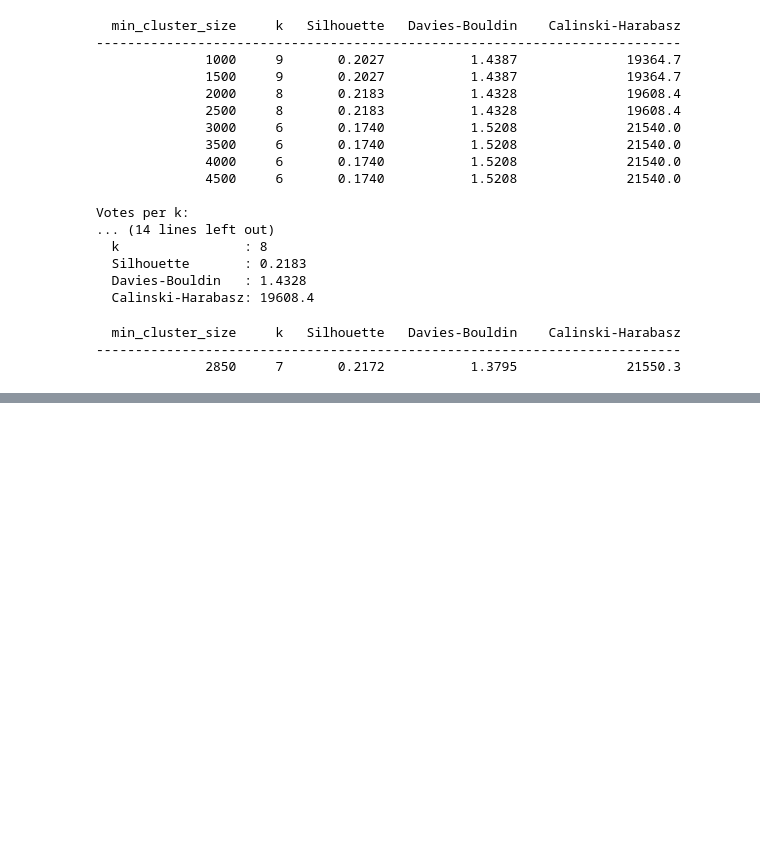
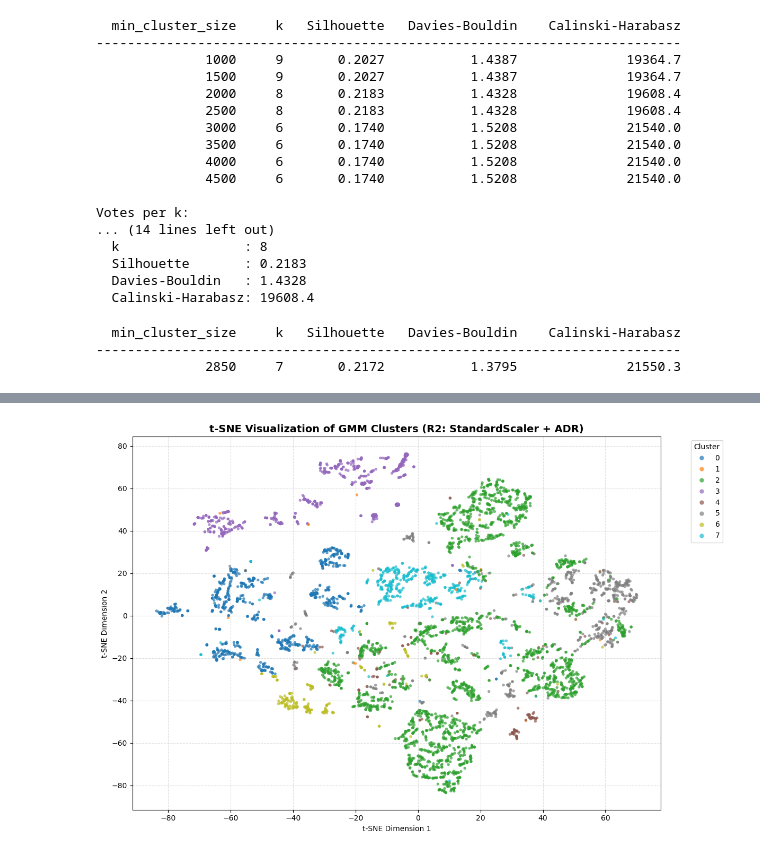
Before and after one commit to Ricardo-andradee/Clustering-Hotel, a Jupyter notebook: src/hotel_analysis.ipynb, the cells around one changed output, grey strips where cells are left out. Saved outputs shown, nothing was run; the diff lists cells and outputs as text; code cells hidden in the pictures; blank space fills up the shorter version.

```diff
--- a/src/hotel_analysis.ipynb
+++ b/src/hotel_analysis.ipynb
@@ -1585,0 +2042,43 @@ Majority vote winner: Random_k7
+# %%
+gmm_r2 = gmm_by_scaller["X_R2"]
+predicted_labels_R2 = np.argmax(gmm_r2.predict_proba(X_R2), axis=1)
+
+idx = np.random.choice(len(X_R2), 5000, replace=False)
+X_sample = X_R2[idx]
+labels_sample = predicted_labels_R2[idx]
+
+if X_sample.shape[1] > 50:
+    X_sample = PCA(n_components=50).fit_transform(X_sample)
+
+tsne = TSNE(
+    n_components=2,
+    random_state=RANDOM_STATE,
+    perplexity=30,
+    max_iter=1000,
+    init='pca',
+    n_jobs=-1
+)
+
+X_tsne = tsne.fit_transform(X_sample)
+
+fig, ax = plt.subplots(figsize=(12, 8))
+
+scatter = ax.scatter(
+    X_tsne[:, 0], X_tsne[:, 1],
+    c=labels_sample,
+    cmap='tab10',
+    alpha=0.7,
+    s=15,
+    linewidths=0
+)
+
+ax.set_title('t-SNE Visualization of GMM Clusters (R2: StandardScaler + ADR)', fontsize=14, fontweight='bold')
+ax.set_xlabel('t-SNE Dimension 1')
+ax.set_ylabel('t-SNE Dimension 2')
+ax.legend(*scatter.legend_elements(), title='Cluster', bbox_to_anchor=(1.05, 1), loc='upper left')
+ax.grid(True, linestyle='--', alpha=0.4)
+plt.tight_layout()
+plt.savefig('../figures/gmm_tsne_clusters_R2.png', dpi=150, bbox_inches='tight')
+plt.show()
+# %% [output]
+[figure, added]
```
Also changed, not shown: parts of 27 cells of this notebook, 13 other files.
